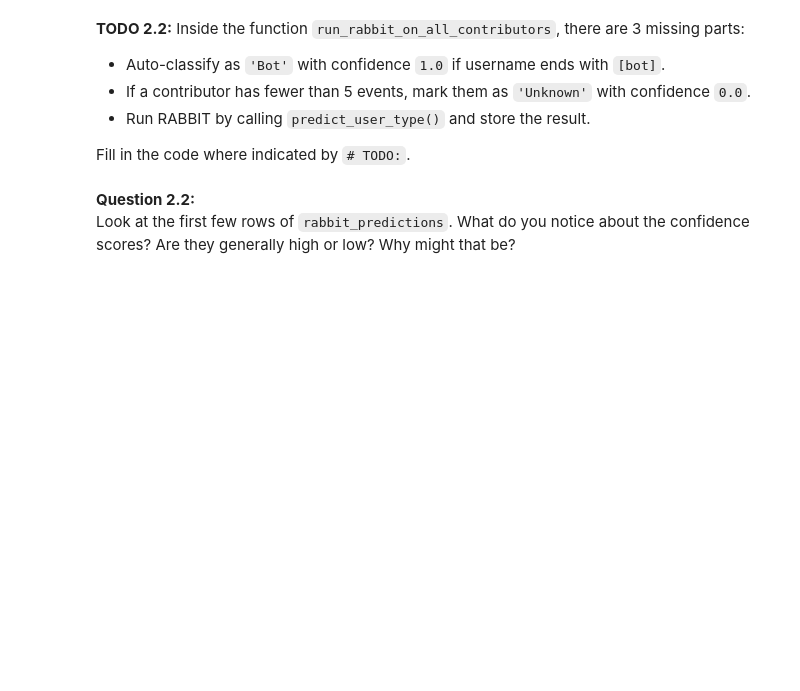
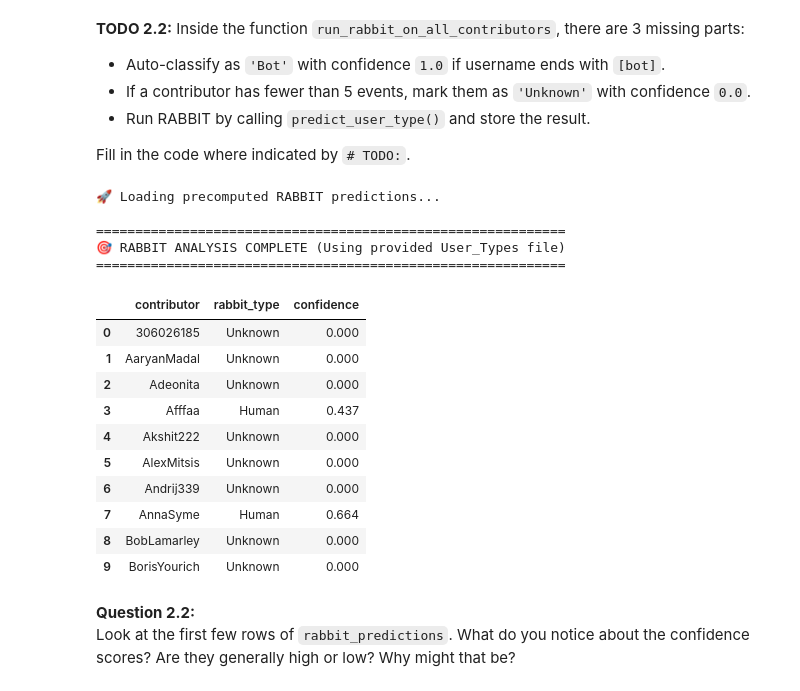
Before and after one commit to CallMeFranck/Bots-agents, a Jupyter notebook: Bots-Template.ipynb, the cells around one changed output. Cells and saved outputs as stored; diff of their text form; code cells hidden in the pictures; blank space fills up the shorter version.

Commit message:
Use provided User_Types file for bot classification and fix confidence column bug

```diff
--- a/Bots-Template.ipynb
+++ b/Bots-Template.ipynb
@@ -571,60 +584,57 @@ Fill in the code where indicated by `# TODO:`.
 # %%
 def run_rabbit_on_all_contributors():
     """
-    Run RABBIT's offline prediction on all contributors.
-    Contributors with '[bot]' suffix are auto-classified as Bot (confidence 1.0).
+    Load precomputed bot predictions from the User_Types file
+    instead of running the RABBIT model locally.
 
     Returns:
         pandas.DataFrame: DataFrame with columns contributor, rabbit_type, confidence
     """
-    results = []
+    print("🚀 Loading precomputed RABBIT predictions...")
 
-    print("🚀 Starting RABBIT analysis...")
-    print("Processing contributors:", end=" ")
+    user_types_path = DATA_BASE_PATH / "User_Types.csv"
+    user_types_df = pd.read_csv(user_types_path)
 
-    contributor_files = list(CONTRIBUTOR_EVENTS_PATH.glob("*.json"))
+    rabbit_predictions = user_types_df.rename(columns={
+        "User": "contributor",
+        "Type_Offline": "rabbit_type",
+        "Confidence_Offline": "confidence"
+    })
 
-    for file_path in contributor_files:
-        contributor = file_path.stem
+    # Confidence can be empty for Unknown -> set to 0.0
+    rabbit_predictions["confidence"] = pd.to_numeric(
+        rabbit_predictions["confidence"], errors="coerce"
+    ).fillna(0.0)
 
-        # Auto-classify if username ends with [bot]
-        if contributor.endswith('[bot]'):
-            # TODO: Append Bot result with confidence 1.0 and continue
-            # Your code here...
+    # Keep only expected columns
+    rabbit_predictions = rabbit_predictions[["contributor", "rabbit_type", "confidence"]]
 
-            continue
+    return rabbit_predictions
 
-        # Load events
-        events = load_contributor_events(contributor)
 
-        if len(events) < 5:
-            # TODO: Append Unknown result with confidence 0.0 and continue
-            # Your code here...
-
-            continue
-
-        # Run RABBIT prediction
-        try:
-            # TODO: Call predict_user_type() and append the result
-            # Your code here...
-
-        except Exception as e:
-            print(f"\n❌ Error processing {contributor}: {e}")
-            results.append({
-                'contributor': contributor,
-                'rabbit_type': 'Error',
-                'confidence': 0.0
-            })
-
-    return pd.DataFrame(results)
-
-# Run the analysis (this may take a minute or two)
 rabbit_predictions = run_rabbit_on_all_contributors()
 
 print("\n" + "="*60)
-print("🎯 RABBIT ANALYSIS COMPLETE")
+print("🎯 RABBIT ANALYSIS COMPLETE (Using provided User_Types file)")
 print("="*60)
 display(rabbit_predictions.head(10))
+# %% [output]
+🚀 Loading precomputed RABBIT predictions...
+
+============================================================
+🎯 RABBIT ANALYSIS COMPLETE (Using provided User_Types file)
+============================================================
+|  | contributor | rabbit_type | confidence |
+| 0 | 306026185 | Unknown | 0.000 |
+| 1 | AaryanMadal | Unknown | 0.000 |
+| 2 | Adeonita | Unknown | 0.000 |
+| 3 | Afffaa | Human | 0.437 |
+| 4 | Akshit222 | Unknown | 0.000 |
+| 5 | AlexMitsis | Unknown | 0.000 |
+| 6 | Andrij339 | Unknown | 0.000 |
+| 7 | AnnaSyme | Human | 0.664 |
+| 8 | BobLamarley | Unknown | 0.000 |
+| 9 | BorisYourich | Unknown | 0.000 |
 # %% [markdown]
 **Question 2.2:**
 Look at the first few rows of `rabbit_predictions`. What do you notice about the confidence scores? Are they generally high or low? Why might that be?
```
Also changed, not shown: parts of 3 cells of this notebook.
